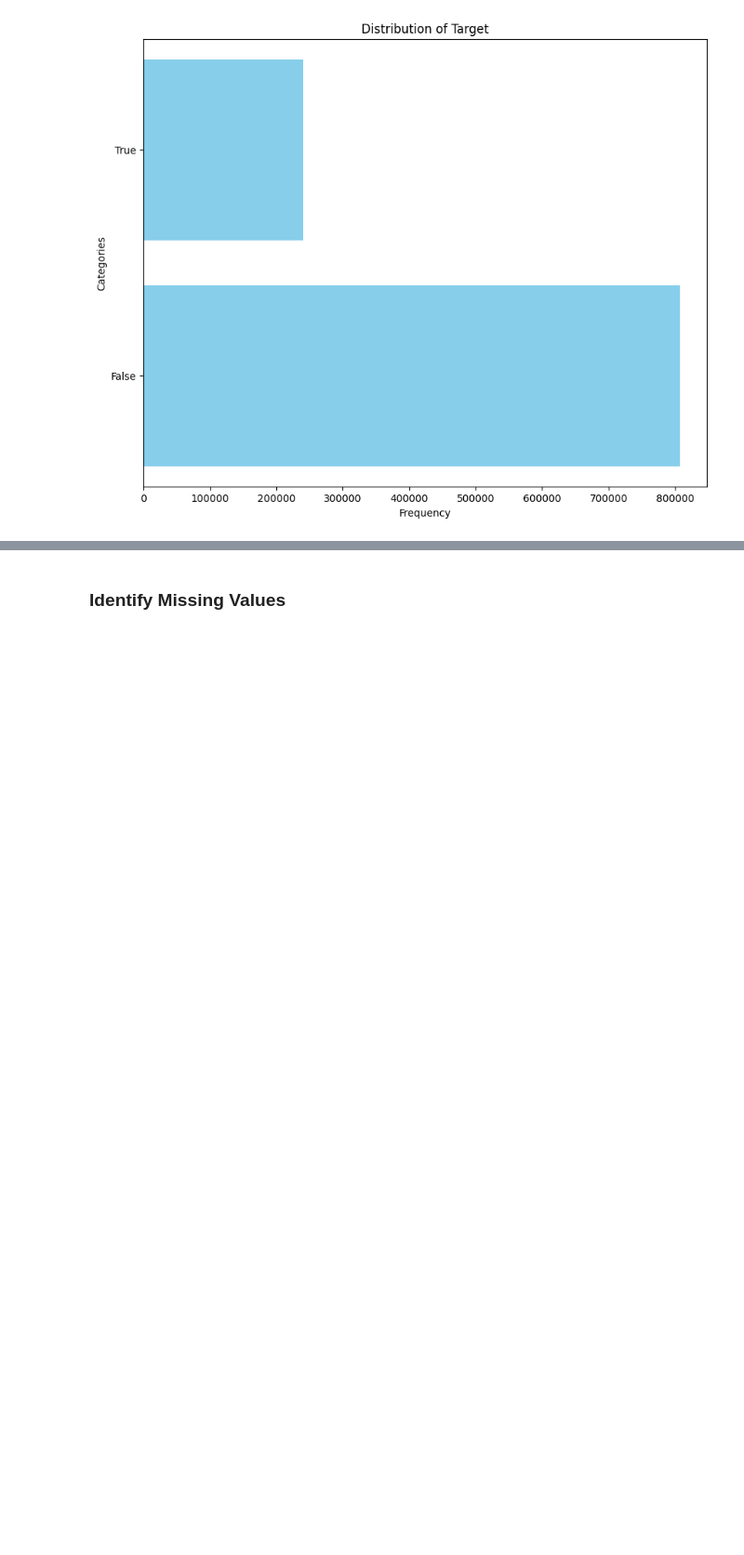
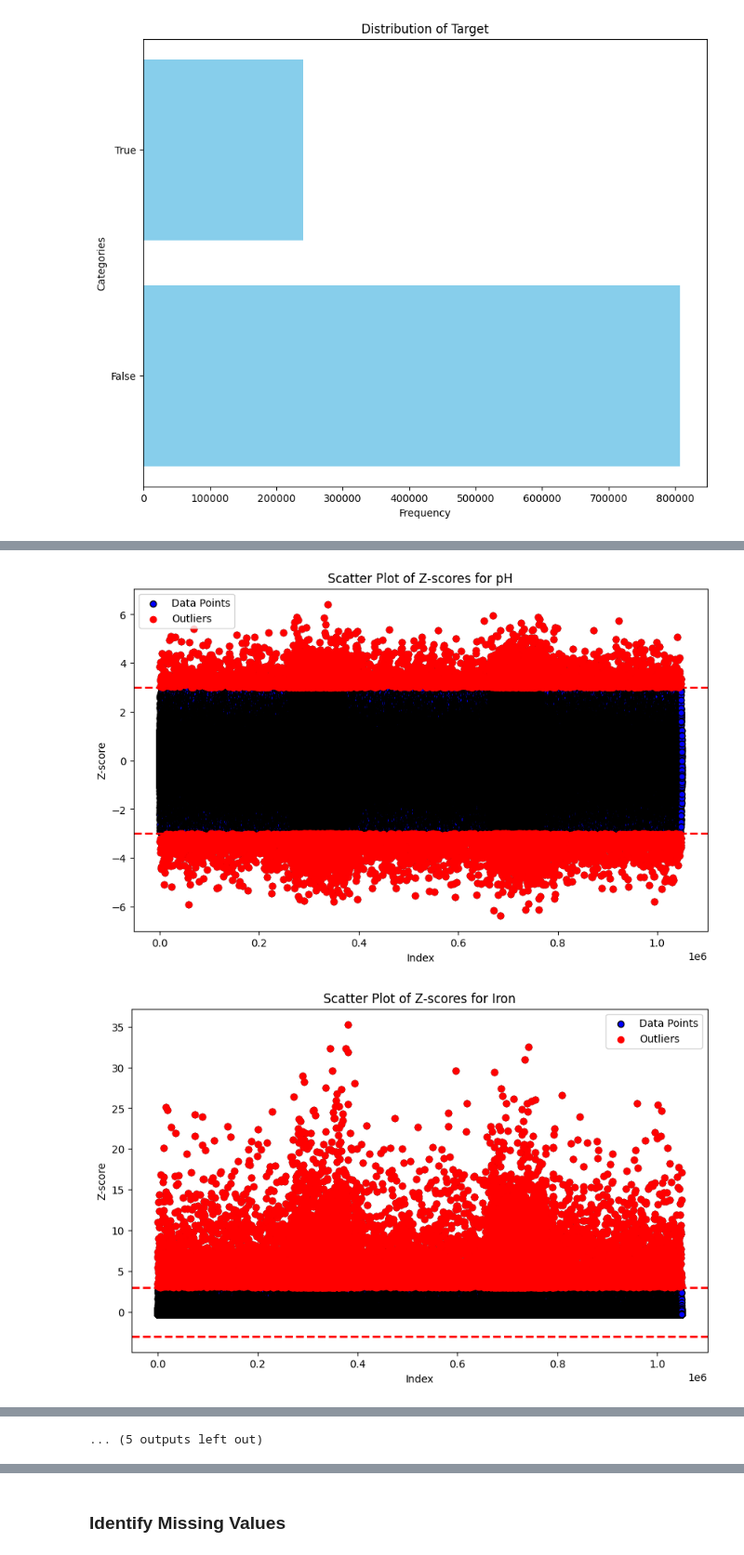
Before and after one commit to sebastien-andre/Water_Quality_Project, a Jupyter notebook: progress_reports/phase2/Water_Quality.ipynb, the cells around one changed output, grey strips where cells are left out. Shown at 93% size. Cells and saved outputs as stored; diff of their text form; code cells hidden in the pictures; blank space fills up the shorter version.

```diff
--- a/progress_reports/phase2/Water_Quality.ipynb
+++ b/progress_reports/phase2/Water_Quality.ipynb
@@ -271,0 +335,11 @@ for feature in categorical_features:
+# %%
+from scipy import stats
+
+outliers_count_zscore = pd.DataFrame(columns=['Feature', 'Number of Outliers'])
+for feature in continuous_features:
+    outlier_copy[feature + '_zscore'] = stats.zscore(outlier_copy[feature], nan_policy='omit')
+    num_outliers = outlier_copy[(outlier_copy[feature + '_zscore'] > 3) | (outlier_copy[feature + '_zscore'] < -3)].shape[0]
+    new_row = pd.DataFrame({'Feature': [feature], 'Number of Outliers': [num_outliers]})
+    outliers_count_zscore = pd.concat([outliers_count_zscore, new_row], ignore_index=True)
+
+print(outliers_count_zscore)
@@ -271,0 +365,23 @@ for feature in categorical_features:
+# %%
+for feature in continuous_features:
+    outlier_copy[feature + '_zscore'] = stats.zscore(outlier_copy[feature], nan_policy='omit')
+
+    plt.figure(figsize=(10, 6))
+
+    plt.scatter(range(len(outlier_copy)), outlier_copy[feature + '_zscore'], color='blue', edgecolor='k', label='Data Points')
+
+    outliers = outlier_copy[(outlier_copy[feature + '_zscore'] > 3) | (outlier_copy[feature + '_zscore'] < -3)]
+    plt.scatter(outliers.index, outliers[feature + '_zscore'], color='red', label='Outliers')
+
+    plt.axhline(3, color='red', linestyle='dashed', linewidth=2)
+    plt.axhline(-3, color='red', linestyle='dashed', linewidth=2)
+
+    plt.title(f'Scatter Plot of Z-scores for {feature}')
+    plt.xlabel('Index')
+    plt.ylabel('Z-score')
+    plt.legend()
+
+    plt.show()
+# %% [output]
+[figure, added]
+[figure, added]
@@ -271,0 +398 @@ for feature in categorical_features:
+... (5 outputs left out)
```
Also changed, not shown: parts of 24 cells of this notebook, 4 other files.
